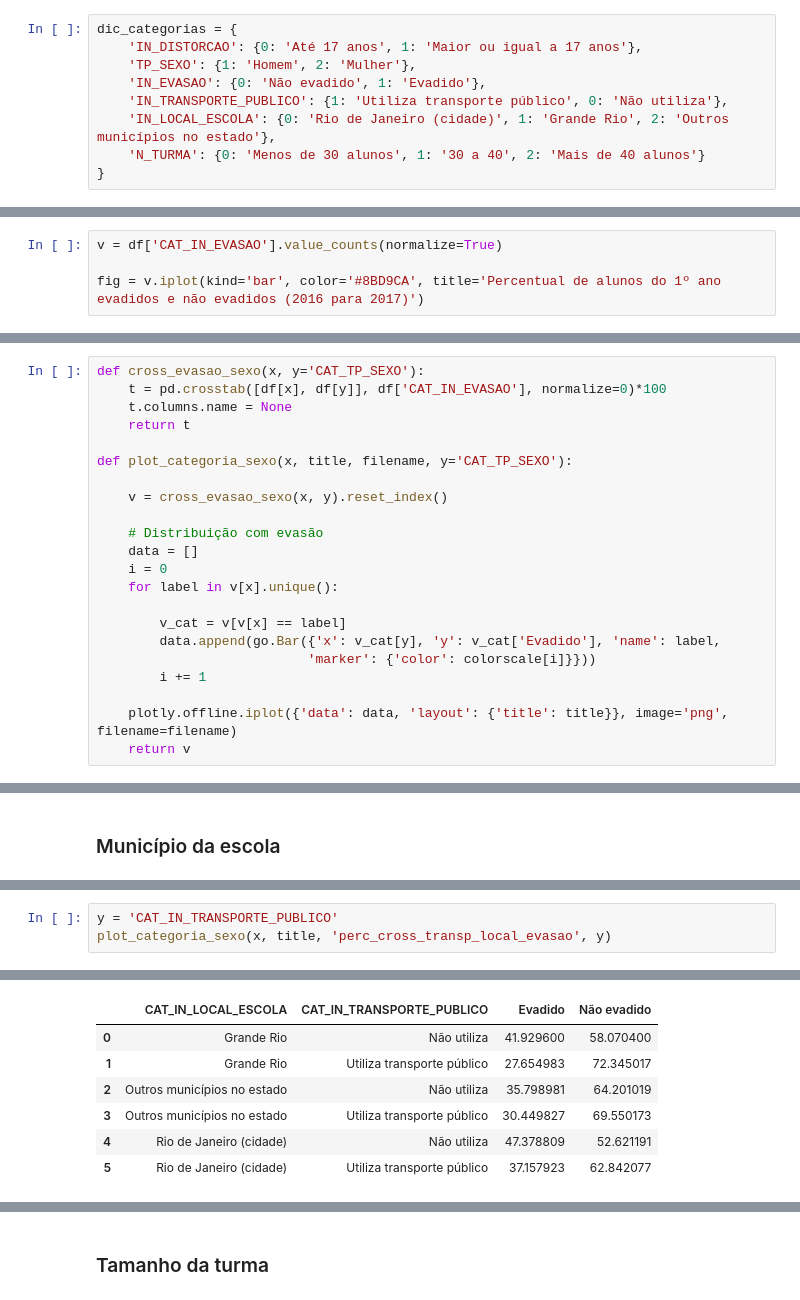
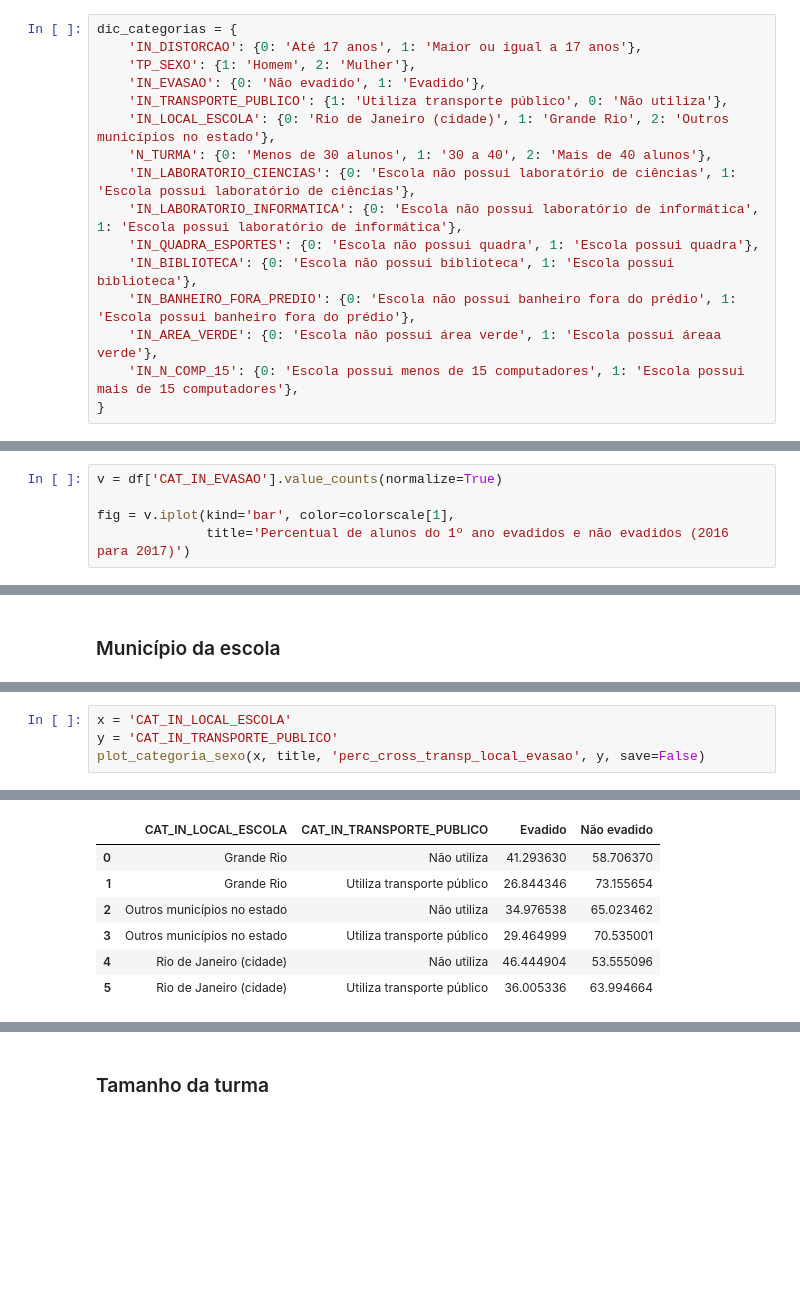
Before and after one commit to fernandascovino/tcc_emap, a Jupyter notebook: notebooks/initial_analysis.ipynb, the cells around one changed output, grey strips where cells are left out. Cells and saved outputs as stored; diff of their text form; blank space fills up the shorter version.

```diff
--- a/notebooks/initial_analysis.ipynb
+++ b/notebooks/initial_analysis.ipynb
@@ -66,7 +68,14 @@ dic_categorias = {
     'IN_EVASAO': {0: 'Não evadido', 1: 'Evadido'},
     'IN_TRANSPORTE_PUBLICO': {1: 'Utiliza transporte público', 0: 'Não utiliza'},
     'IN_LOCAL_ESCOLA': {0: 'Rio de Janeiro (cidade)', 1: 'Grande Rio', 2: 'Outros municípios no estado'},
-    'N_TURMA': {0: 'Menos de 30 alunos', 1: '30 a 40', 2: 'Mais de 40 alunos'}
+    'N_TURMA': {0: 'Menos de 30 alunos', 1: '30 a 40', 2: 'Mais de 40 alunos'},
+    'IN_LABORATORIO_CIENCIAS': {0: 'Escola não possui laboratório de ciências', 1: 'Escola possui laboratório de ciências'},
+    'IN_LABORATORIO_INFORMATICA': {0: 'Escola não possui laboratório de informática', 1: 'Escola possui laboratório de informática'},
+    'IN_QUADRA_ESPORTES': {0: 'Escola não possui quadra', 1: 'Escola possui quadra'},
+    'IN_BIBLIOTECA': {0: 'Escola não possui biblioteca', 1: 'Escola possui biblioteca'},
+    'IN_BANHEIRO_FORA_PREDIO': {0: 'Escola não possui banheiro fora do prédio', 1: 'Escola possui banheiro fora do prédio'},
+    'IN_AREA_VERDE': {0: 'Escola não possui área verde', 1: 'Escola possui áreaa verde'},
+    'IN_N_COMP_15': {0: 'Escola possui menos de 15 computadores', 1: 'Escola possui mais de 15 computadores'},
 }
 # %%
 for k,v in dic_categorias.items():
@@ -350,6 +364,7 @@ pd.crosstab(inse['NIVEL'], compare)
 # %%
 v = df['CAT_IN_EVASAO'].value_counts(normalize=True)
 
-fig = v.iplot(kind='bar', color='#8BD9CA', title='Percentual de alunos do 1º ano evadidos e não evadidos (2016 para 2017)')
+fig = v.iplot(kind='bar', color=colorscale[1],
+              title='Percentual de alunos do 1º ano evadidos e não evadidos (2016 para 2017)')
 # %% [output]
 [interactive output not drawn]
@@ -430,28 +490,6 @@ plot_categoria(x, title, 'perc_sexo_evasao', title2='Distribuição de sexo entr
 # plotly.offline.iplot({'data': data, 'layout': {'title': 'Dentre evadidos, quantas são mulheres?'}})
 # %% [markdown]
 ### Distorção Idade-Série
-# %%
-def cross_evasao_sexo(x, y='CAT_TP_SEXO'):
-    t = pd.crosstab([df[x], df[y]], df['CAT_IN_EVASAO'], normalize=0)*100
-    t.columns.name = None
-    return t
-
-def plot_categoria_sexo(x, title, filename, y='CAT_TP_SEXO'):
-
-    v = cross_evasao_sexo(x, y).reset_index()
-
-    # Distribuição com evasão
-    data = []
-    i = 0
-    for label in v[x].unique():
-
-        v_cat = v[v[x] == label]
-        data.append(go.Bar({'x': v_cat[y], 'y': v_cat['Evadido'], 'name': label,
-                           'marker': {'color': colorscale[i]}}))
-        i += 1
-
-    plotly.offline.iplot({'data': data, 'layout': {'title': title}}, image='png', filename=filename)
-    return v
 # %%
 title = 'Dentre alunos com e sem distorção idade-série, qual percentual evade?'
 x = 'CAT_IN_DISTORCAO'
@@ -521,14 +559,15 @@ cross_evasao_sexo('CAT_IN_LOCAL_ESCOLA')
 # %%
+x = 'CAT_IN_LOCAL_ESCOLA'
 y = 'CAT_IN_TRANSPORTE_PUBLICO'
-plot_categoria_sexo(x, title, 'perc_cross_transp_local_evasao', y)
+plot_categoria_sexo(x, title, 'perc_cross_transp_local_evasao', y, save=False)
 # %% [output]
 [interactive output not drawn]
 |  | CAT_IN_LOCAL_ESCOLA | CAT_IN_TRANSPORTE_PUBLICO | Evadido | Não evadido |
-| 0 | Grande Rio | Não utiliza | 41.929600 | 58.070400 |
-| 1 | Grande Rio | Utiliza transporte público | 27.654983 | 72.345017 |
-| 2 | Outros municípios no estado | Não utiliza | 35.798981 | 64.201019 |
-| 3 | Outros municípios no estado | Utiliza transporte público | 30.449827 | 69.550173 |
-| 4 | Rio de Janeiro (cidade) | Não utiliza | 47.378809 | 52.621191 |
-| 5 | Rio de Janeiro (cidade) | Utiliza transporte público | 37.157923 | 62.842077 |
+| 0 | Grande Rio | Não utiliza | 41.293630 | 58.706370 |
+| 1 | Grande Rio | Utiliza transporte público | 26.844346 | 73.155654 |
+| 2 | Outros municípios no estado | Não utiliza | 34.976538 | 65.023462 |
+| 3 | Outros municípios no estado | Utiliza transporte público | 29.464999 | 70.535001 |
+| 4 | Rio de Janeiro (cidade) | Não utiliza | 46.444904 | 53.555096 |
+| 5 | Rio de Janeiro (cidade) | Utiliza transporte público | 36.005336 | 63.994664 |
 # %%
 title = 'Dentre os locais que os alunos estudam, qual percentual evade?'
```
Also changed, not shown: parts of 28 cells of this notebook, 2 other files.
